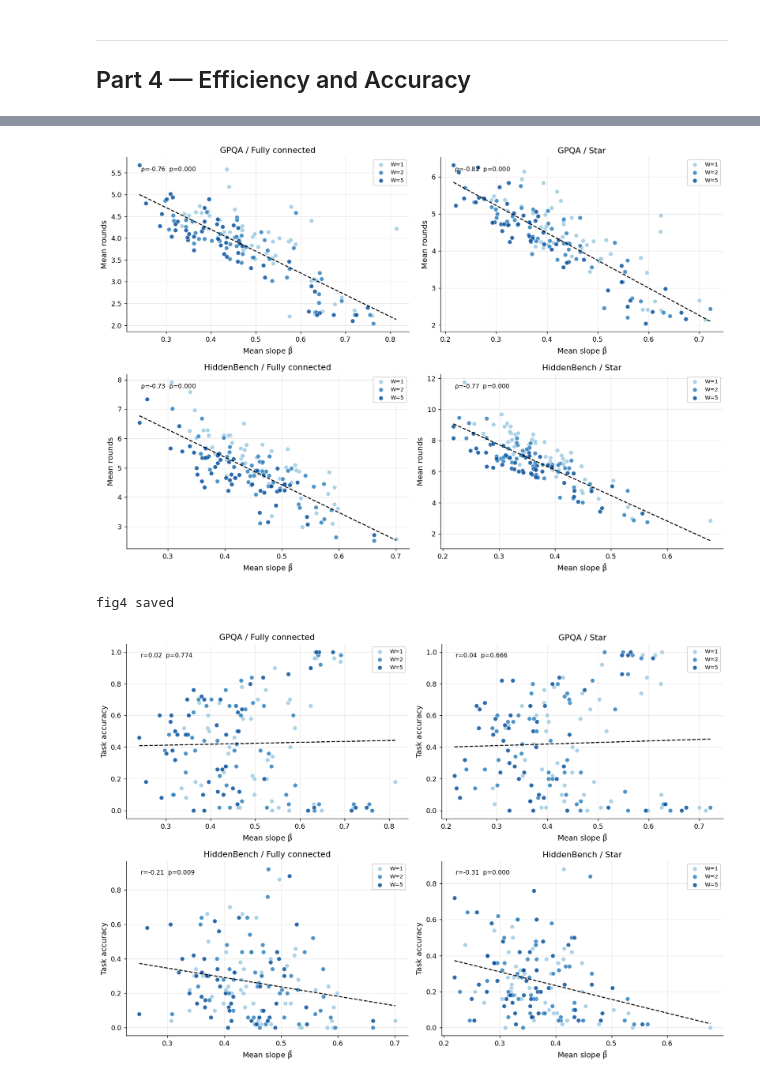
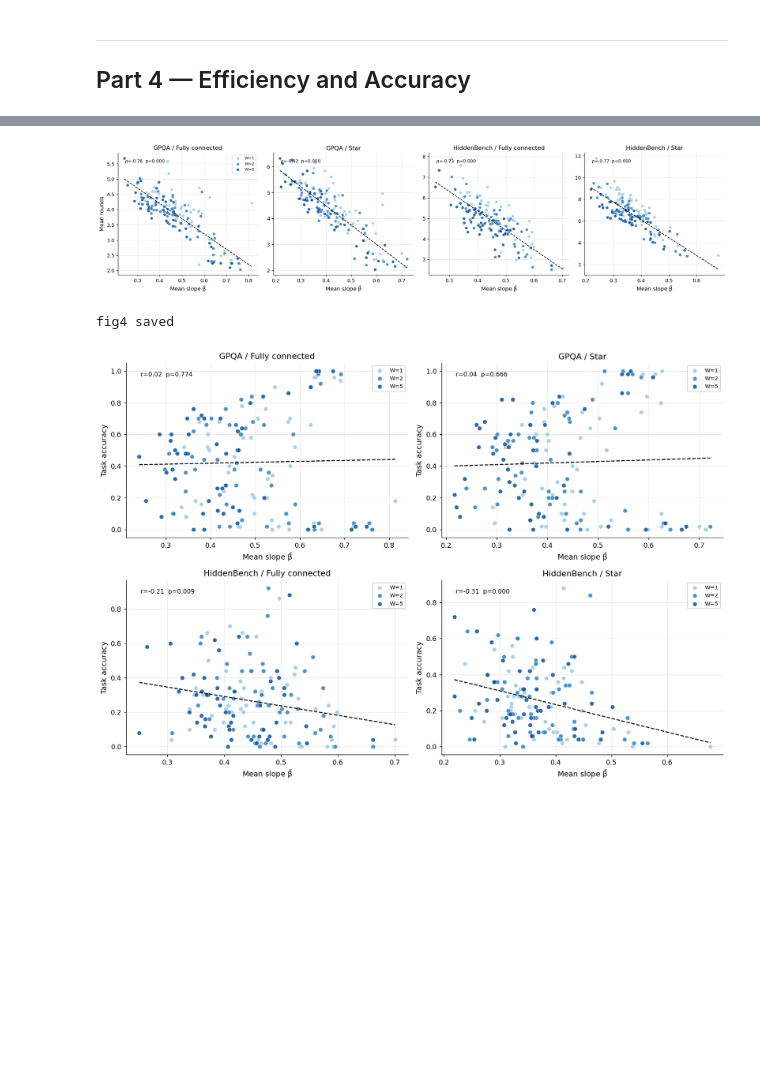
Before and after one commit to echtermeyer/LLM-Based-MAS, a Jupyter notebook: notebooks/golden/04_self_reinforcement.ipynb, the cells around one changed output, grey strips where cells are left out. Cells and saved outputs as stored; diff of their text form; code cells hidden in the pictures; blank space fills up the shorter version.

```diff
--- a/notebooks/golden/04_self_reinforcement.ipynb
+++ b/notebooks/golden/04_self_reinforcement.ipynb
@@ -647,36 +647,45 @@ for ds in DATASETS:
   HiddenBench  fc     high-SR=0.257  low-SR=0.270  diff=-0.013
   HiddenBench  star   high-SR=0.252  low-SR=0.264  diff=-0.012
 # %%
-# Fig 4 — efficiency scatter
-fig, axes = plt.subplots(2, 2, figsize=(13, 9))
+# Fig 4 — efficiency scatter, 1x4 (GPQA/FC | GPQA/Star | HB/FC | HB/Star)
+fig, axes = plt.subplots(1, 4, figsize=(18, 4.5))
+fig.subplots_adjust(wspace=0.42)
 
-for row, ds in enumerate(DATASETS):
-    for col, topo in enumerate(TOPOS):
-        ax  = axes[row][col]
-        sub = tasks_df[(tasks_df['dataset']==ds) & (tasks_df['topology']==topo)]
-        for w in W_VALUES:
-            sw = sub[sub['W']==w].dropna(subset=['mean_slope','mean_rounds'])
-            ax.scatter(sw['mean_slope'], sw['mean_rounds'],
-                       s=40, color=W_COLORS[w], alpha=0.85,
-                       label=f'W={w}', edgecolors='white', linewidths=0.5)
-        all_s = sub.dropna(subset=['mean_slope','mean_rounds'])
-        m, b  = np.polyfit(all_s['mean_slope'], all_s['mean_rounds'], 1)
-        xs    = np.linspace(all_s['mean_slope'].min(), all_s['mean_slope'].max(), 50)
-        ax.plot(xs, m*xs + b, color='black', linewidth=1.4, linestyle='--')
-        r, p  = sp_stats.spearmanr(all_s['mean_slope'], all_s['mean_rounds'])
-        ax.text(0.05, 0.95, f'$\\rho$={r:.2f}  p={p:.3f}',
-                transform=ax.transAxes, fontsize=9, va='top')
-        ax.set_xlabel(r'Mean slope $\bar{\beta}$')
+panels = [
+    ('gpqa',        'fc'),
+    ('gpqa',        'star'),
+    ('hiddenbench', 'fc'),
+    ('hiddenbench', 'star'),
+]
+for col, (ds, topo) in enumerate(panels):
+    ax  = axes[col]
+    sub = tasks_df[(tasks_df['dataset'] == ds) & (tasks_df['topology'] == topo)]
+    for w in W_VALUES:
+        sw = sub[sub['W'] == w].dropna(subset=['mean_slope', 'mean_rounds'])
+        ax.scatter(sw['mean_slope'], sw['mean_rounds'],
+                   s=35, color=W_COLORS[w], alpha=0.85,
+                   label=f'W={w}', edgecolors='white', linewidths=0.4)
+    all_s = sub.dropna(subset=['mean_slope', 'mean_rounds'])
+    m, b  = np.polyfit(all_s['mean_slope'], all_s['mean_rounds'], 1)
+    xs    = np.linspace(all_s['mean_slope'].min(), all_s['mean_slope'].max(), 50)
+    ax.plot(xs, m * xs + b, color='black', linewidth=1.3, linestyle='--')
+    r, p  = sp_stats.spearmanr(all_s['mean_slope'], all_s['mean_rounds'])
+    ax.text(0.05, 0.95, f'$\\rho$={r:.2f}  p={p:.3f}',
+            transform=ax.transAxes, fontsize=9, va='top')
+    ax.set_xlabel(r'Mean slope $\bar{\beta}$')
+    if col == 0:
         ax.set_ylabel('Mean rounds')
-        ax.set_title(f'{DS_LABELS[ds]} / {T_LABELS[topo]}')
+    ax.set_title(f'{DS_LABELS[ds]} / {T_LABELS[topo]}')
+    if col == 0:
         ax.legend(fontsize=8)
+    ax.set_axisbelow(True)
 
 plt.tight_layout()
-fig.savefig(EXPORT / 'fig4_sr_efficiency.png')
+fig.savefig(EXPORT / 'fig4_sr_efficiency.png', bbox_inches='tight')
 plt.show()
 print('fig4 saved')
 # %% [output]
-[figure, old version]
+[figure, new version]
 fig4 saved
 # %%
 # Fig 5 — accuracy scatter
```
Also changed, not shown: parts of 1 cell of this notebook, 40 other files.
